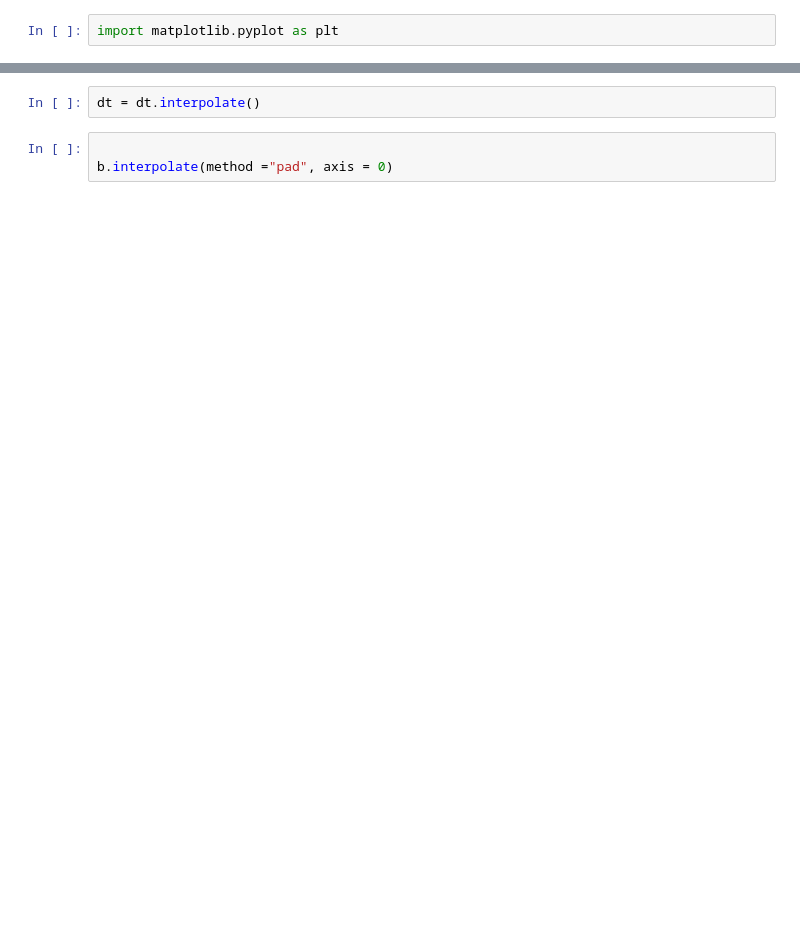
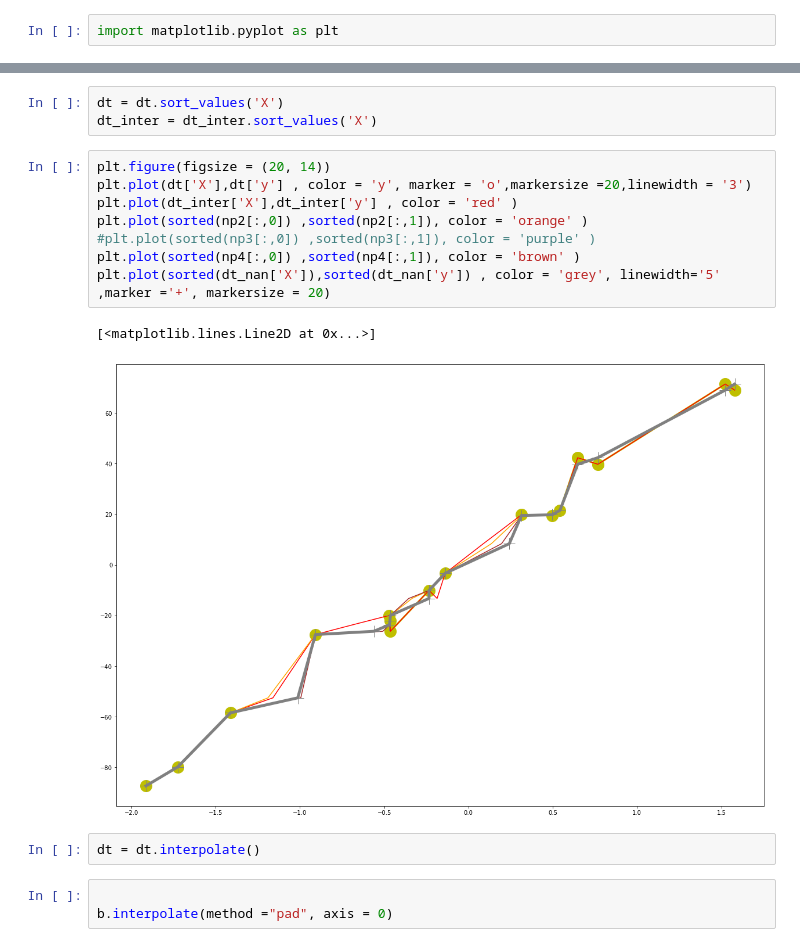
Before and after one commit to germanlinux/notebooks, a Jupyter notebook: python_datasc/pandas_missing.ipynb, the cells around one changed output, grey strips where cells are left out. Cells and saved outputs as stored; diff of their text form; blank space fills up the shorter version.

```diff
--- a/python_datasc/pandas_missing.ipynb
+++ b/python_datasc/pandas_missing.ipynb
@@ -165,3 +129,17 @@ dt.iat[5,0] = np.nan
+# %%
+dt = dt.sort_values('X')
+dt_inter = dt_inter.sort_values('X')
+# %%
+plt.figure(figsize = (20, 14))
+plt.plot(dt['X'],dt['y'] , color = 'y', marker = 'o',markersize =20,linewidth = '3')
+plt.plot(dt_inter['X'],dt_inter['y'] , color = 'red' )
+plt.plot(sorted(np2[:,0]) ,sorted(np2[:,1]), color = 'orange' )
+#plt.plot(sorted(np3[:,0]) ,sorted(np3[:,1]), color = 'purple' )
+plt.plot(sorted(np4[:,0]) ,sorted(np4[:,1]), color = 'brown' )
+plt.plot(sorted(dt_nan['X']),sorted(dt_nan['y']) , color = 'grey', linewidth='5' ,marker ='+', markersize = 20)
+# %% [output]
+[<matplotlib.lines.Line2D at 0x...>]
+[figure, added]
 # %%
 dt = dt.interpolate()
 # %%
```
Also changed, not shown: parts of 19 cells of this notebook.
